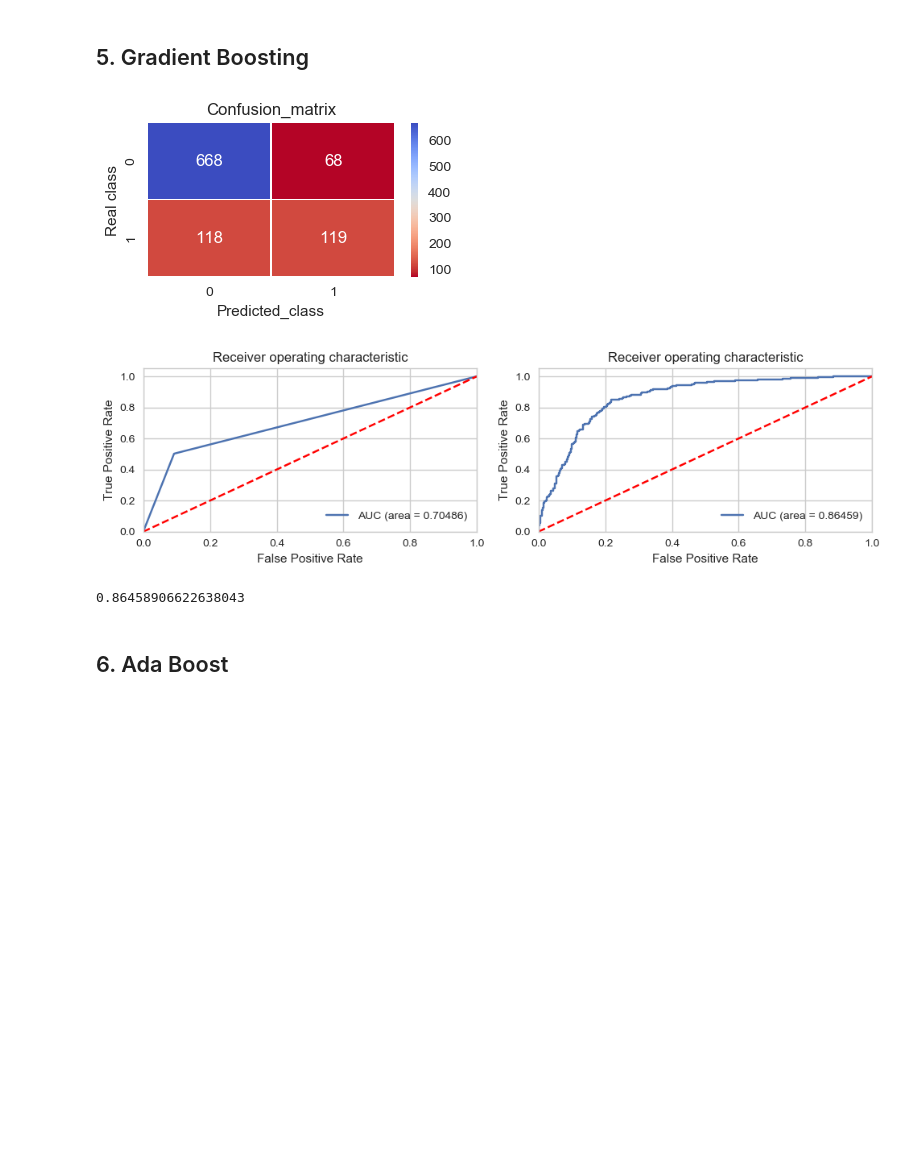
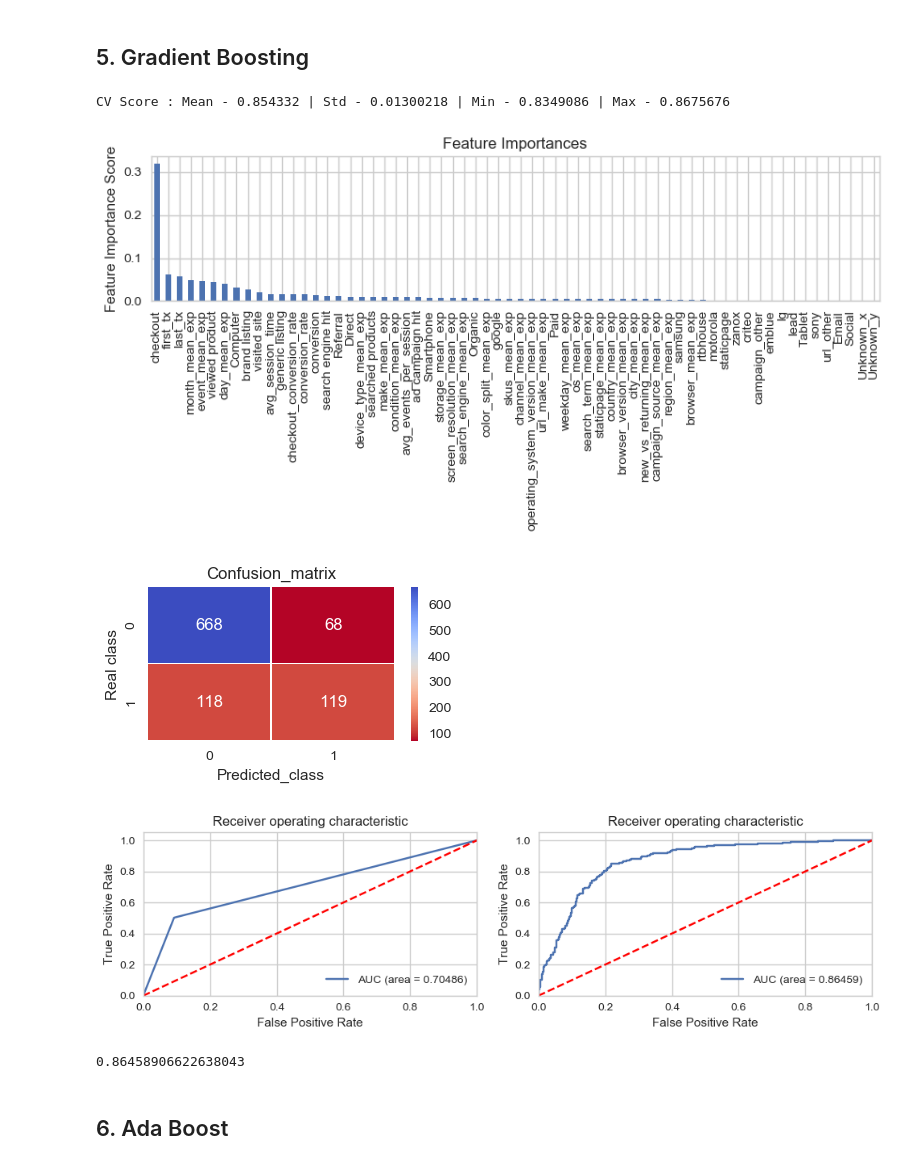
Before and after one commit to vpfarfan/Organizacion-de-datos-20182, a Jupyter notebook: TP2/ConversionPrediction_20181205_Score_085223.ipynb, the cells around one changed output. Saved outputs shown, nothing was run; the diff lists cells and outputs as text; code cells hidden in the pictures; blank space fills up the shorter version.

```diff
--- a/TP2/ConversionPrediction_20181205_Score_085223.ipynb
+++ b/TP2/ConversionPrediction_20181205_Score_085223.ipynb
@@ -1101,7 +1097,8 @@ model_features = [#'skus_count',
 #        '128GB_conversion', '16GB_conversion', '256GB_conversion',
 #        '32GB_conversion', '4GB_conversion', '512MB_conversion',
 #        '64GB_conversion', '8GB_conversion', 'Branco_conversion',
-#        'Cinza_conversion', 'Dourado_conversion', 'Ouro_conversion',
+#        'Cinza_conversion', 'Dourado_conversion', 'Ouro_conversion',X_train = X_train_feat[model_features]
+X_test = X_test_feat[model_features]
 #        'Prateado_conversion', 'Preto_conversion', 'color_other_conversion'
                  ]
 # %%
@@ -1269,17 +1266,21 @@ CV Score : Mean - 0.856784 | Std - 0.009116474 | Min - 0.8426599 | Max - 0.87033
 # %%
 from sklearn.ensemble import GradientBoostingClassifier
 
 GB_classifier = GradientBoostingClassifier(learning_rate=0.1, min_samples_split=500,min_samples_leaf=50,max_depth=8
                            ,max_features='sqrt',subsample=0.8,random_state=10)
-GB_classifier.fit(X_train, y_train)
+# GB_classifier.fit(X_train, y_train)
+train_model(GB_classifier, X_train, y_train, feat=True)
+
 y_pred = GB_classifier.predict(X_test)
 y_predp = GB_classifier.predict_proba(X_test)[:,1]
 
 evaluate_model(y_test, y_pred, y_predp)
 # %% [output]
+CV Score : Mean - 0.854332 | Std - 0.01300218 | Min - 0.8349086 | Max - 0.8675676
-[figure, old version]
+[figure, new version]
-[figure, old version]
+[figure, new version]
-0.86458906622638043
+[figure, added]
+0.86458906622638043
 # %% [markdown]
 ## 6. Ada Boost
 # %%
```
Also changed, not shown: parts of 5 cells of this notebook, 1 other file.
